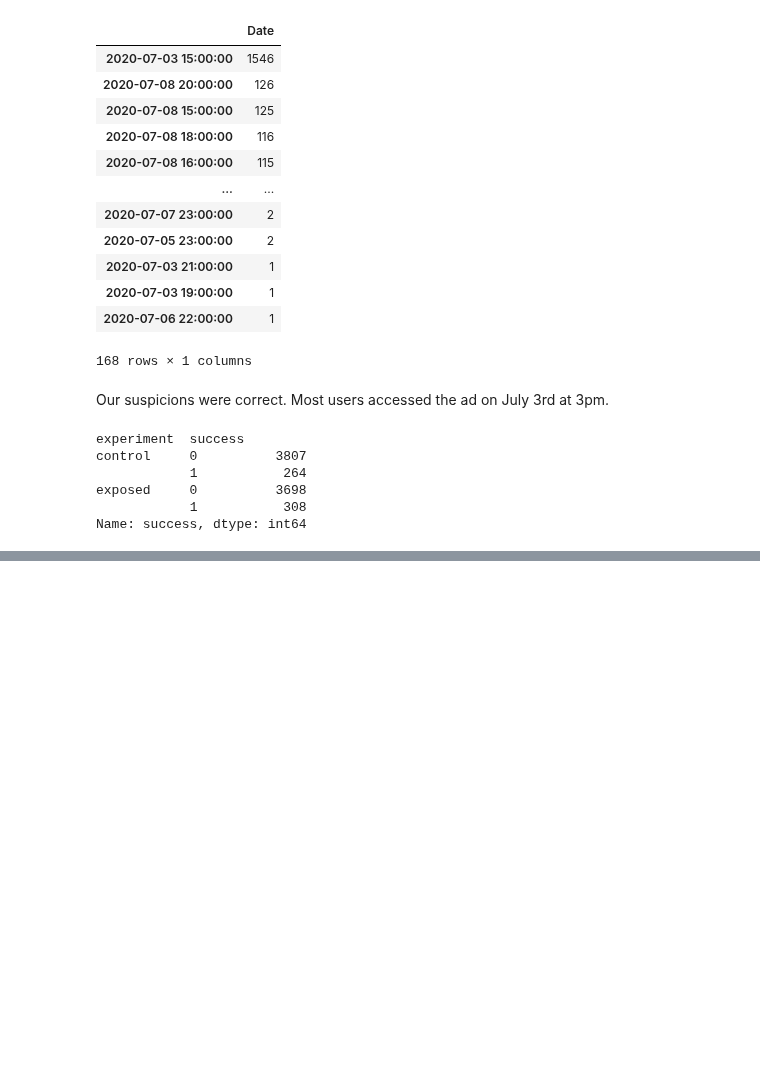
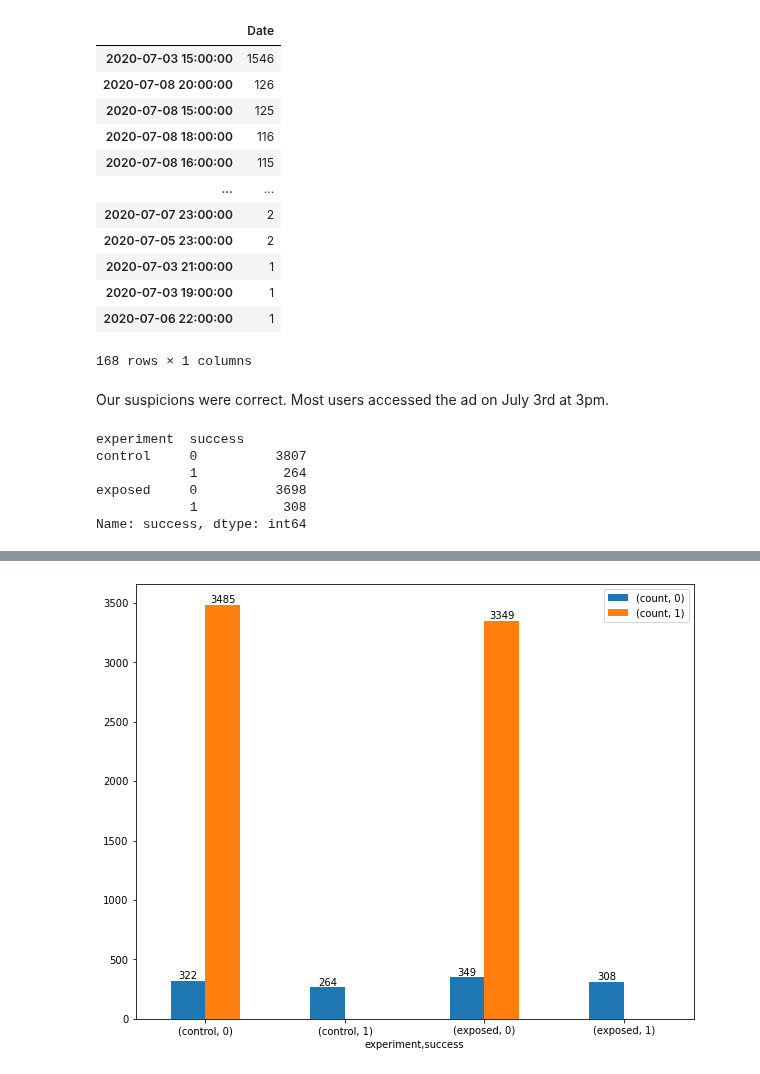
Before and after one commit to kenneykwan/Springboard, a Jupyter notebook: Capstone 3 - AB Testing/Notebook/Capstone 3 EDA.ipynb, the cells around one changed output, grey strips where cells are left out. Saved outputs shown, nothing was run; the diff lists cells and outputs as text; code cells hidden in the pictures; blank space fills up the shorter version.

```diff
--- a/Capstone 3 - AB Testing/Notebook/Capstone 3 EDA.ipynb
+++ b/Capstone 3 - AB Testing/Notebook/Capstone 3 EDA.ipynb
@@ -202,0 +315,3 @@ sns.barplot(data= abdata, x = 'experiment', y = 'success')
+# %%
+yes_no_data = pd.DataFrame(abdata.groupby(['experiment','success', 'no_response']).size().reset_index(name = 'count'))
+yes_no_data.set_index(['experiment','success','no_response'],inplace = True)
@@ -202,0 +329,12 @@ sns.barplot(data= abdata, x = 'experiment', y = 'success')
+# %%
+ax = yes_no_data.unstack().plot(kind='bar',figsize=(10, 8), rot = 0)
+ax.legend(bbox_to_anchor=(1,1))
+
+for p in ax.patches:
+    if(p.get_height() > 0):
+        height = p.get_height()
+        ax.text(p.get_x() + p.get_width()/2., height +.01,
+                '%i' %float(height),
+                ha='center', va='bottom')
+# %% [output]
+[figure, added]
```
Also changed, not shown: parts of 28 cells of this notebook, 2 other files.
